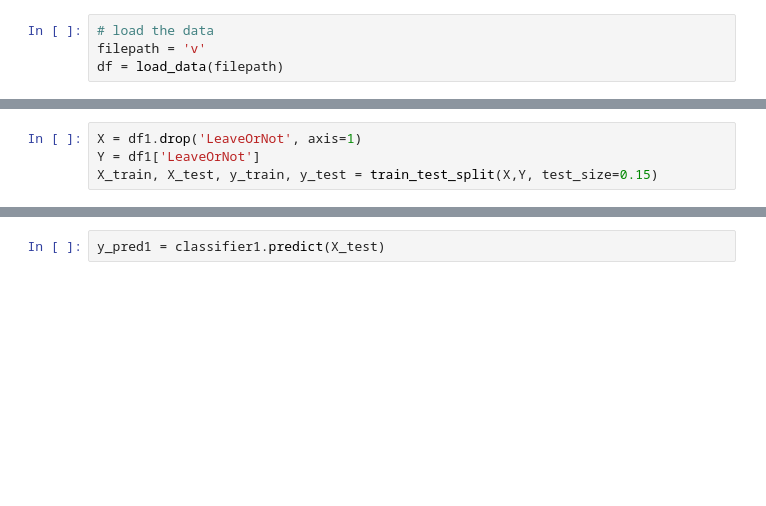
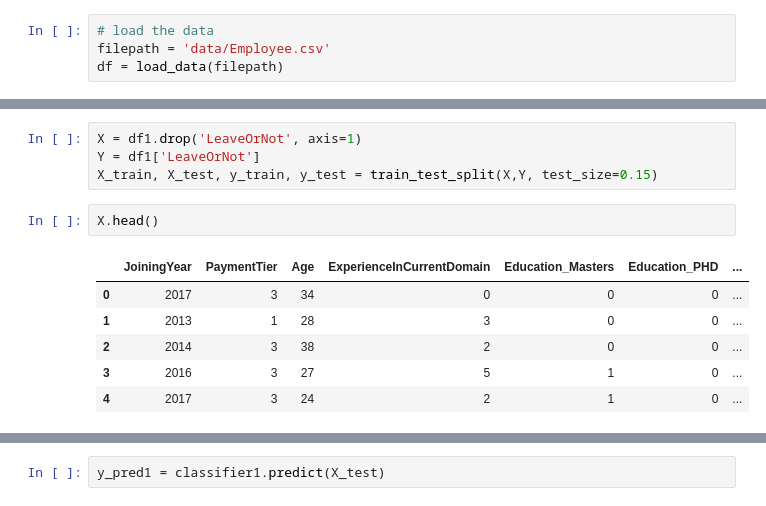
Before and after one commit to Ernestoffor/predicting_employee_resignation, a Jupyter notebook: employee.ipynb, the cells around one changed output, grey strips where cells are left out. Drawn from its saved outputs; the diff is of its cells as text; blank space fills up the shorter version.

```diff
--- a/employee.ipynb
+++ b/employee.ipynb
@@ -415,7 +415,7 @@ def evaluate_model(X_test, y_test, model):
     print(f"The accuracy of the model is:  {accuracy_score(y_test, y_true)*100}")
 # %%
 # load the data
-filepath = 'v'
+filepath = 'data/Employee.csv'
 df = load_data(filepath)
 # %%
 # Business Understanding
@@ -538,3 +538,12 @@ Wall time: 787 µs
 X = df1.drop('LeaveOrNot', axis=1)
 Y = df1['LeaveOrNot']
 X_train, X_test, y_train, y_test = train_test_split(X,Y, test_size=0.15)
+# %%
+X.head()
+# %% [output]
+|  | JoiningYear | PaymentTier | Age | ExperienceInCurrentDomain | Education_Masters | Education_PHD | ... |
+| 0 | 2017 | 3 | 34 | 0 | 0 | 0 | ... |
+| 1 | 2013 | 1 | 28 | 3 | 0 | 0 | ... |
+| 2 | 2014 | 3 | 38 | 2 | 0 | 0 | ... |
+| 3 | 2016 | 3 | 27 | 5 | 1 | 0 | ... |
+| 4 | 2017 | 3 | 24 | 2 | 1 | 0 | ... |
```
Also changed, not shown: parts of 10 cells of this notebook, 3 other files.
